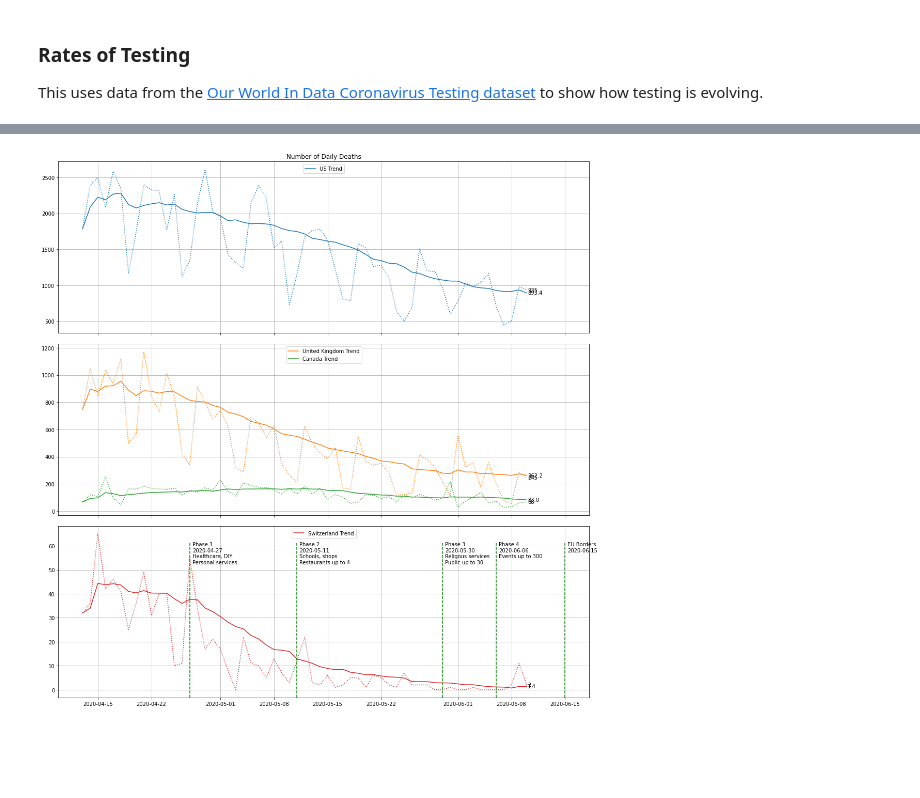
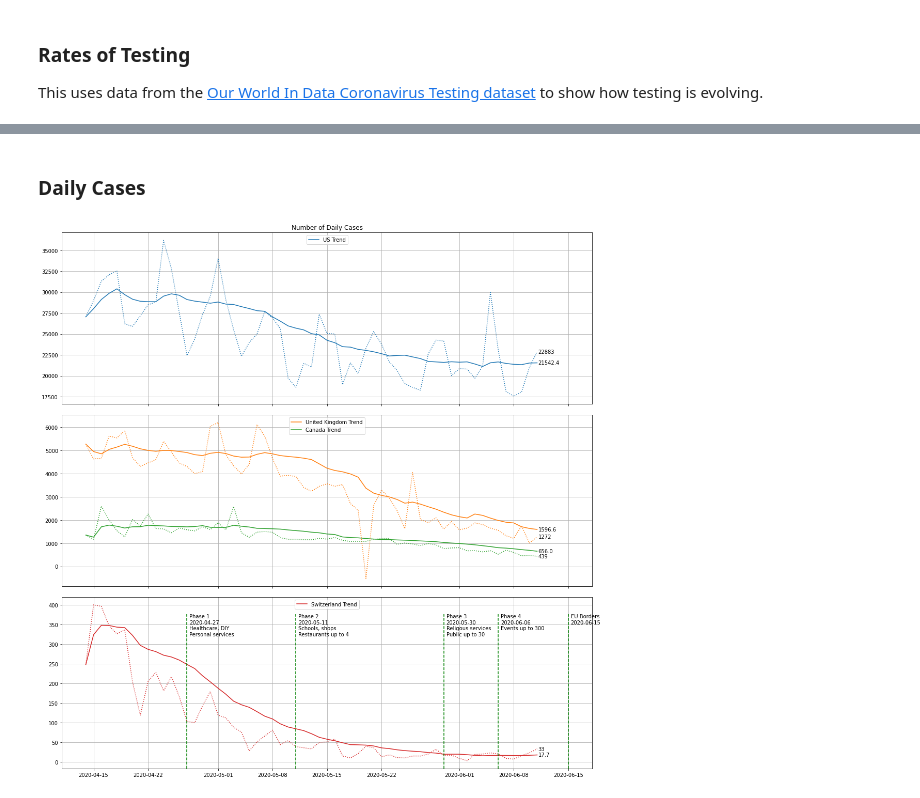
Before and after one commit to willharris/coronastats, a Jupyter notebook: coronastats.ipynb, the cells around one changed output, grey strips where cells are left out. Saved outputs shown, nothing was run; the diff lists cells and outputs as text; code cells hidden in the pictures; blank space fills up the shorter version.

Commit message:
Reworked trend graphs, extracted plotting function.

```diff
--- a/coronastats.ipynb
+++ b/coronastats.ipynb
@@ -267,49 +275,8 @@ plt.show()
-# %%
-days = 60
-
-dailies = deaths.loc[["US", "United Kingdom", "Canada", "Switzerland"]].iloc[:, -days:].T.diff()
-dailies.index = pd.to_datetime(dailies.index)
-
-colors = plt.rcParams["axes.prop_cycle"].by_key()["color"]
-splits = [1, 2, 1]
-
-fig, axes = plt.subplots(len(splits), 1, sharex=True, figsize=(15, 15))
-fig.tight_layout()
-
-axes[0].set(title="Number of Daily Deaths")
-
-start = 0
-for split in range(len(splits)):
-    end = start + splits[split]
-    ax = axes[split]
-    ax.grid()
-    ax.set_prop_cycle(color=colors[start:end])
-    data = dailies.iloc[:, start:end]
-    trend = data.rolling("14d").mean()
-    labels = list(dailies.columns[start:end])
-    ax.plot(trend)
-    ax.plot(data, linestyle=":", label=[f"{x} Data" for x in labels])
-
-    ax.legend([f"{x} Trend" for x in labels], loc="upper center")
-
-    last_data = data.iloc[-1]
-    last_trend = trend.iloc[-1]
-    for val in last_trend.values:
-        ax.annotate(round(val, 1), (last_trend.name, val), xytext=(2, -3),
-                    textcoords="offset points", fontsize=fontsize)
-    for val in last_data.values:
-        ax.annotate(int(round(val, 0)), (last_data.name, val), xytext=(2, -3),
-                    textcoords="offset points", fontsize=fontsize)
-
-    start = end
-
-chax = axes[-1]
-for date in dates:
-    at = pd.Timestamp(date[0])
-    line = chax.axvline(at, color="g", ls="--", ymax=lineheight)
-    text = date[1].format(date[0])
-    chax.annotate(text, (at, chax.dataLim.height * lineheight), xytext=(5, 15),
-                  textcoords="offset points", fontsize=fontsize, verticalalignment="top")
-plt.show()
-# %% [output]
-[figure, removed]
+# %% [markdown]
+### Daily Cases
+# %%
+dailies = cases_interest.loc[countries].iloc[:, -days:].T.diff()
+dailies.index = pd.to_datetime(dailies.index)
+plot_dailies(dailies, "Number of Daily Cases")
+# %% [output]
+[figure, added]
```
Also changed, not shown: parts of 10 cells of this notebook.
